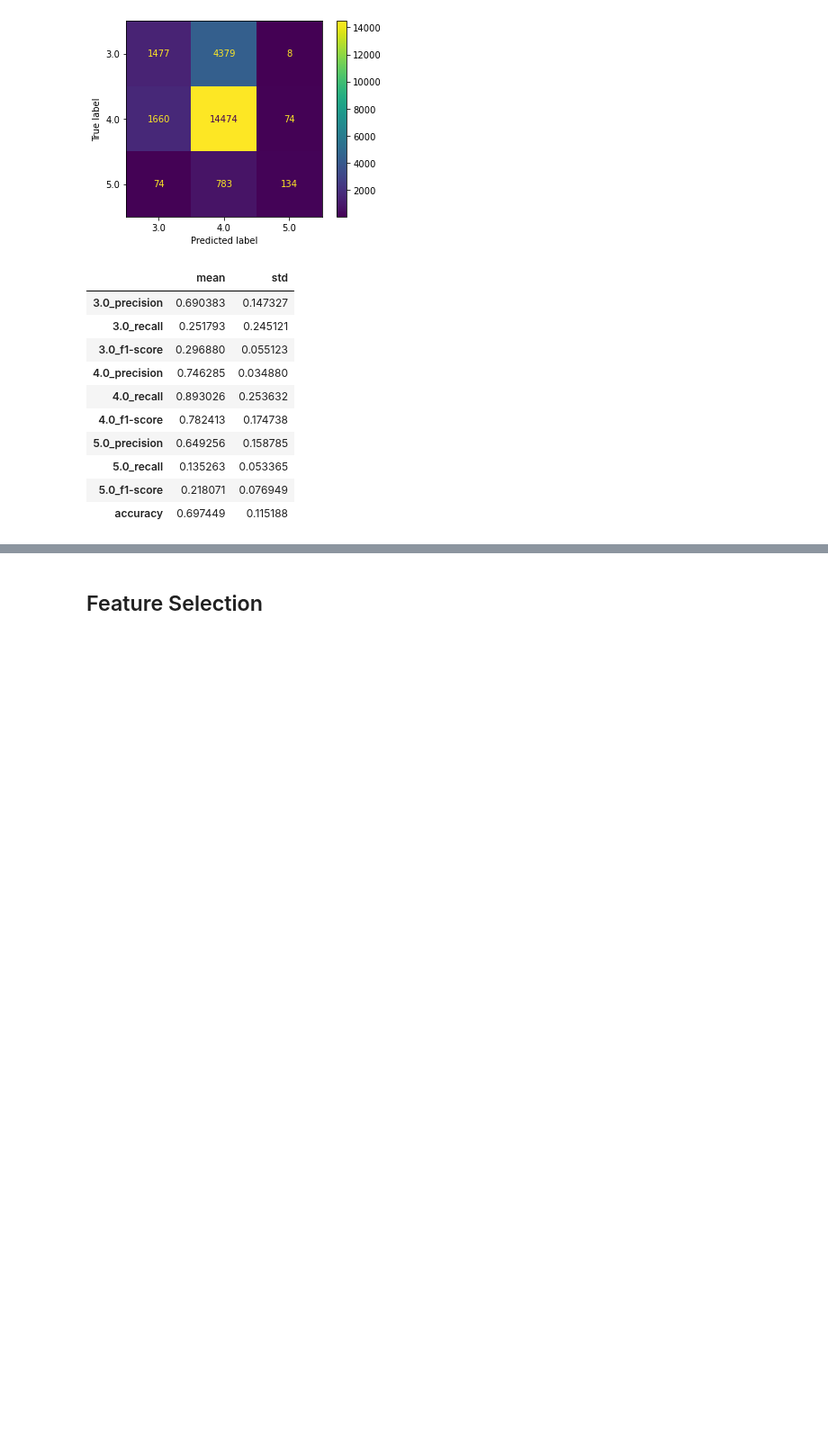
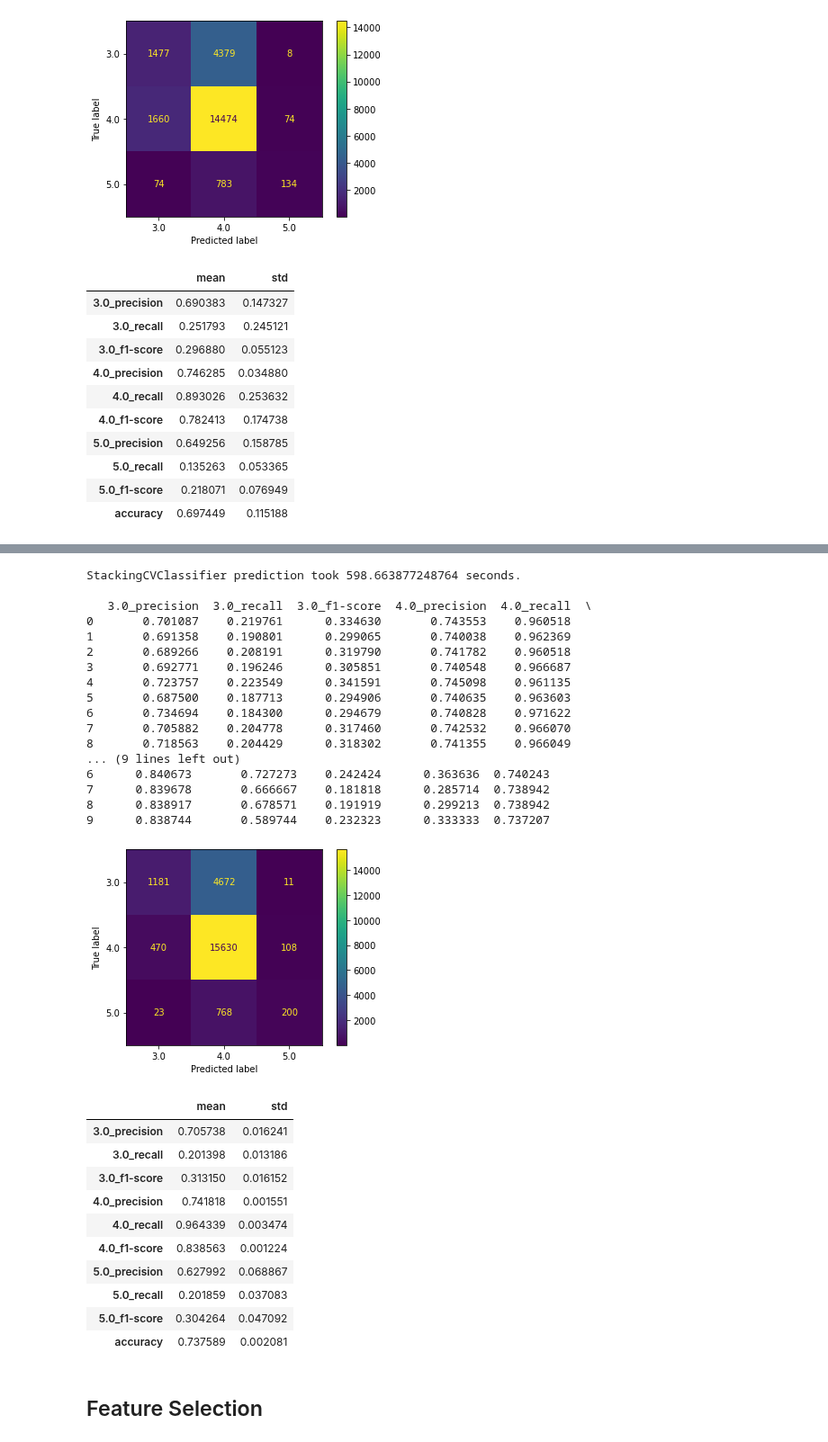
Before and after one commit to 7angel4/Goodreads-rating-classification, a Jupyter notebook: StackingClf.ipynb, the cells around one changed output, grey strips where cells are left out. Shown at 90% size. Saved outputs shown, nothing was run; the diff lists cells and outputs as text; code cells hidden in the pictures; blank space fills up the shorter version.

```diff
--- a/StackingClf.ipynb
+++ b/StackingClf.ipynb
@@ -639,3 +702,45 @@ StackingCVClassifier prediction took 568.1727550029755 seconds.
+# %%
+mnb = MultinomialNB(alpha = 1)
+linearSVM = svm.LinearSVC(random_state=30027, C=1)
+logr = LogisticRegression(solver='sag', max_iter=150, random_state = 30027)
+dt = DecisionTreeClassifier(max_depth = 200, random_state = 30027)
+
+sclf_knn = StackingCVClassifier(classifiers=[mnb, linearSVM, logr, dt],
+                            meta_classifier=CategoricalNB(),
+                            cv = 2,
+                            random_state=30027)
+y_pred4_cat, sclf4_cat_report = cross_val_report(sclf_knn, X, y)
+sclf4_cat_report
+# %% [output]
+StackingCVClassifier prediction took 598.663877248764 seconds.
+
+   3.0_precision  3.0_recall  3.0_f1-score  4.0_precision  4.0_recall  \
+0       0.701087    0.219761      0.334630       0.743553    0.960518
+1       0.691358    0.190801      0.299065       0.740038    0.962369
+2       0.689266    0.208191      0.319790       0.741782    0.960518
+3       0.692771    0.196246      0.305851       0.740548    0.966687
+4       0.723757    0.223549      0.341591       0.745098    0.961135
+5       0.687500    0.187713      0.294906       0.740635    0.963603
+6       0.734694    0.184300      0.294679       0.740828    0.971622
+7       0.705882    0.204778      0.317460       0.742532    0.966070
+8       0.718563    0.204429      0.318302       0.741355    0.966049
+... (9 lines left out)
+6      0.840673       0.727273    0.242424      0.363636  0.740243
+7      0.839678       0.666667    0.181818      0.285714  0.738942
+8      0.838917       0.678571    0.191919      0.299213  0.738942
+9      0.838744       0.589744    0.232323      0.333333  0.737207
+[figure, added]
+|  | mean | std |
+| 3.0_precision | 0.705738 | 0.016241 |
+| 3.0_recall | 0.201398 | 0.013186 |
+| 3.0_f1-score | 0.313150 | 0.016152 |
+| 4.0_precision | 0.741818 | 0.001551 |
+| 4.0_recall | 0.964339 | 0.003474 |
+| 4.0_f1-score | 0.838563 | 0.001224 |
+| 5.0_precision | 0.627992 | 0.068867 |
+| 5.0_recall | 0.201859 | 0.037083 |
+| 5.0_f1-score | 0.304264 | 0.047092 |
+| accuracy | 0.737589 | 0.002081 |
 # %% [markdown]
 ## Feature Selection
 # %%
```
Also changed, not shown: parts of 17 cells of this notebook, 3 other files.
